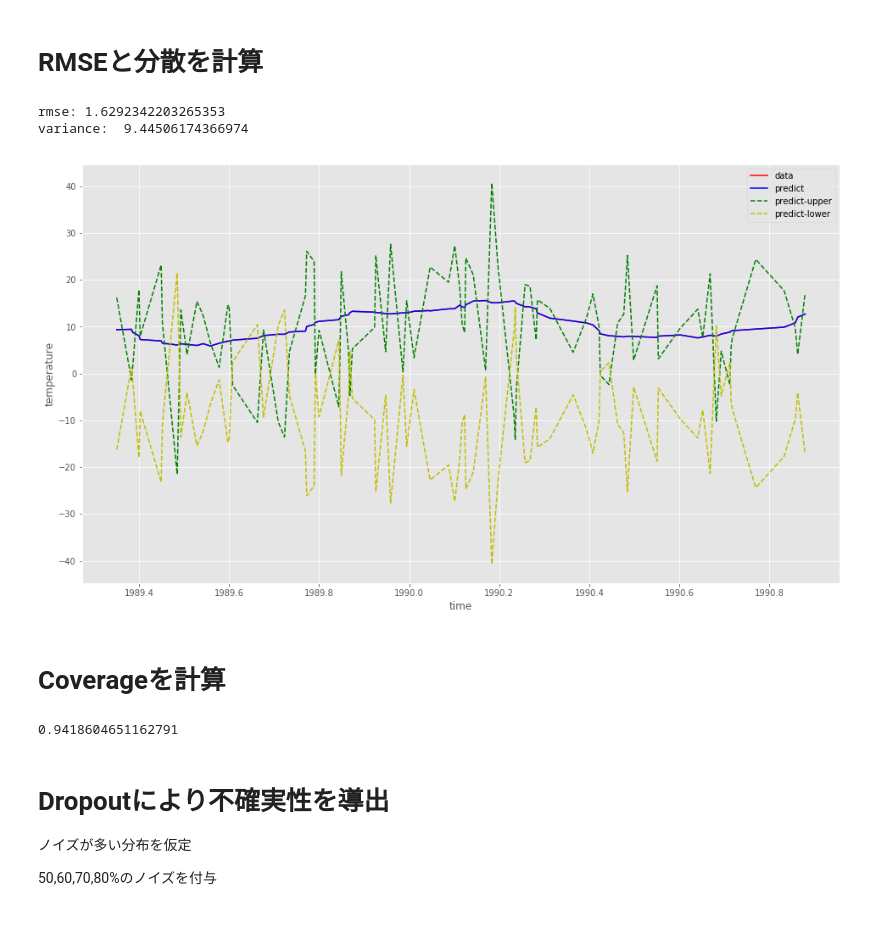
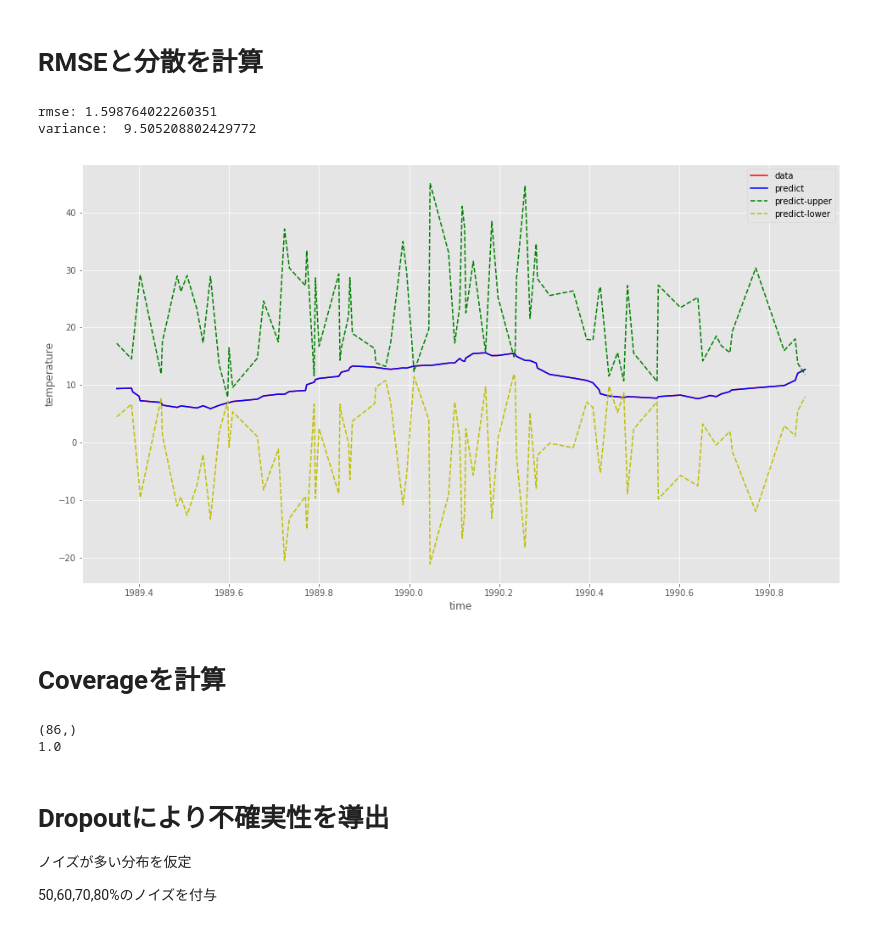
Before and after one commit to SnowMasaya/time_series_anomaly_detect_hands_on, a Jupyter notebook: advanced/time_series_anomaly_detect_keras_uncertainly.ipynb, the cells around one changed output. Drawn from its saved outputs; the diff is of its cells as text; code cells hidden in the pictures.

```diff
--- a/advanced/time_series_anomaly_detect_keras_uncertainly.ipynb
+++ b/advanced/time_series_anomaly_detect_keras_uncertainly.ipynb
@@ -371,8 +371,8 @@ Coverage: 0.9534883720930233
 10,20,30,40%のノイズを付与
 # %%
 drop_out_list = [0.1, 0.2, 0.3, 0.4]
-predict_list = []
-var_list = []
+predict_list_middle = []
+var_list_middle = []
 
 for drop_out in drop_out_list:
     model = create_model(input_dim,
@@ -385,8 +385,8 @@ for drop_out in drop_out_list:
     window = time_steps
     x_test, scaler = prepare_data(X_smooth_test, time_steps)
     predict_test, x_scale_train = predict_model_show_graph(X_test_day_smooth[window + 1:], x_test, scaler, model)
-    predict_list.append(predict_test)
-    var_list.append(np.average(np.subtract(x_test, predict_test) ** 2))
+    predict_list_middle.append(predict_test)
+    var_list_middle.append(np.average(np.subtract(x_test, predict_test) ** 2))
 # %% [output]
 _________________________________________________________________
 Layer (type)                 Output Shape              Param #
@@ -463,43 +463,45 @@ after max [12.26897]
 # %% [markdown]
 # RMSEと分散を計算
 # %%
-average_predict = np.average(predict_list, axis=0)
+average_predict = np.average(predict_list_middle, axis=0)
 average_predict = np.swapaxes(average_predict, 0, 1)[0]
 average_predict = np.swapaxes(average_predict, 0, 1)[0]
 rmse = np.sqrt(np.average(np.subtract(X_smooth_test[window + 1:], average_predict) ** 2))
-variance = np.sqrt(np.average(var_list))
+variance = np.sqrt(np.average(var_list_middle))
 print('rmse:', rmse)
 print('variance: ', variance)
-noise_high_drop_out = [np.random.normal(y_p, variance) for y_p in average_predict]
+noise_middle = [np.random.normal(y_p, variance) for y_p in average_predict]
 # %% [output]
-rmse: 1.6292342203265353
-variance:  9.44506174366974
+rmse: 1.598764022260351
+variance:  9.505208802429772
 # %%
 show_three_graph(X_test_day_smooth[window + 1:],
                  X_smooth_test[window + 1:],
                  average_predict,
-                 noise_high_drop_out,
-                 -1.0 * np.array(noise_high_drop_out))
+                 average_predict + np.abs(noise_middle),
+                 average_predict - np.abs(noise_middle))
 # %% [output]
-[figure, old version]
+[figure, new version]
 # %% [markdown]
 # Coverageを計算
 # %%
 X_test = X_smooth_test[window + 1:]
-noise = np.array(noise_high_drop_out)
+noise = np.array(noise_middle)
 coverage_test = []
+print(noise.shape)
 
 for i in range(X_test.shape[0]):
-    if noise[i] > X_test[i]:  # noqa
+    if average_predict[i] + np.abs(noise[i]) > X_test[i]:  # noqa
         coverage_test.append(True)
-    elif -1.0 * noise[i] < X_test[i]:  # noqa
+    elif average_predict[i] - np.abs(noise[i]) < X_test[i]:  # noqa
         coverage_test.append(True)
     else:
         coverage_test.append(False)
 
 print(sum(coverage_test) / len(coverage_test))
 # %% [output]
-0.9418604651162791
+(86,)
+1.0
 # %% [markdown]
 # Dropoutにより不確実性を導出
 
```
Also changed, not shown: parts of 9 cells of this notebook.
